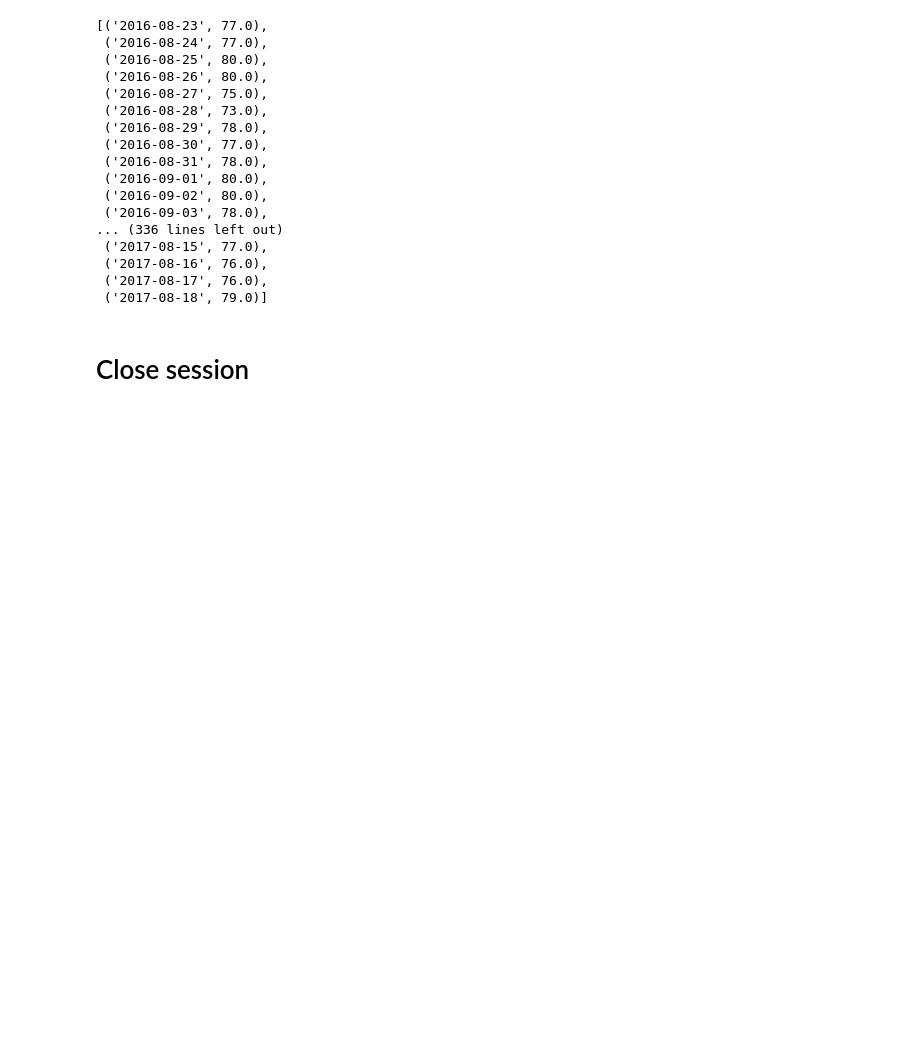
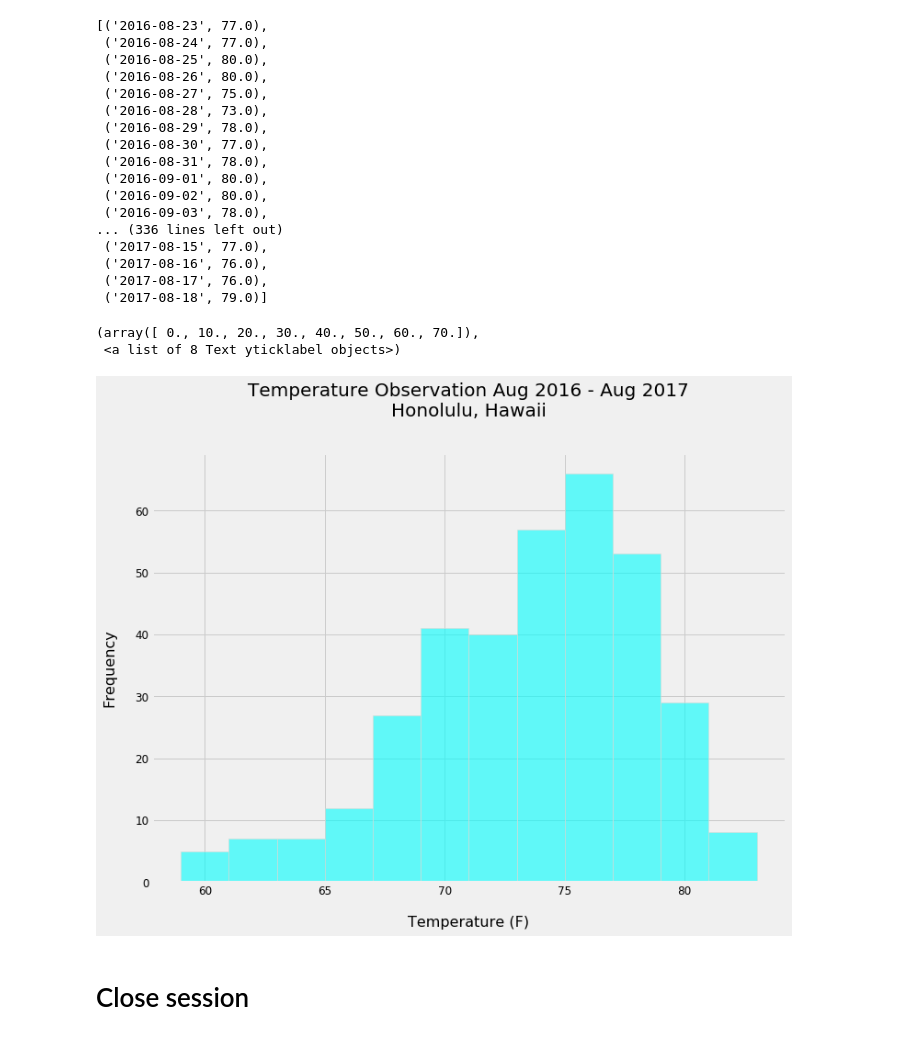
Before and after one commit to sebastiandifrancesco/sqlalchemy-challenge, a Jupyter notebook: climate_starter.ipynb, the cells around one changed output. Cells and saved outputs as stored; diff of their text form; code cells hidden in the pictures; blank space fills up the shorter version.

```diff
--- a/climate_starter.ipynb
+++ b/climate_starter.ipynb
@@ -246,16 +246,20 @@ year_tobs
 # %%
 tobs_df = pd.DataFrame(year_tobs)
 tobs_df.set_index('date', inplace=True)
 
-plt.rcParams['figure.figzie']=(11,8)
+plt.rcParams['figure.figsize']=(11,8)
 plt.hist(tobs_df['tobs'],bins=12,alpha=0.6,edgecolor='xkcd:light gray',
          linewidth=1,color='xkcd:cyan')
 
 plt.title('Temperature Observation Aug 2016 - Aug 2017\nHonolulu, Hawaii', fontsize=20,pad=40)
 plt.xlabel('Temperature (F)',fontsize=16,color='black',labelpad=20)
 plt.ylabel('Frequency',fontsize=16,color='black',labelpad=20)
 plt.xticks(fontsize=12)
 plt.yticks(fontsize=12)
+# %% [output]
+(array([ 0., 10., 20., 30., 40., 50., 60., 70.]),
+ <a list of 8 Text yticklabel objects>)
+[figure, added]
 # %% [markdown]
 # Close session
 # %%
```
